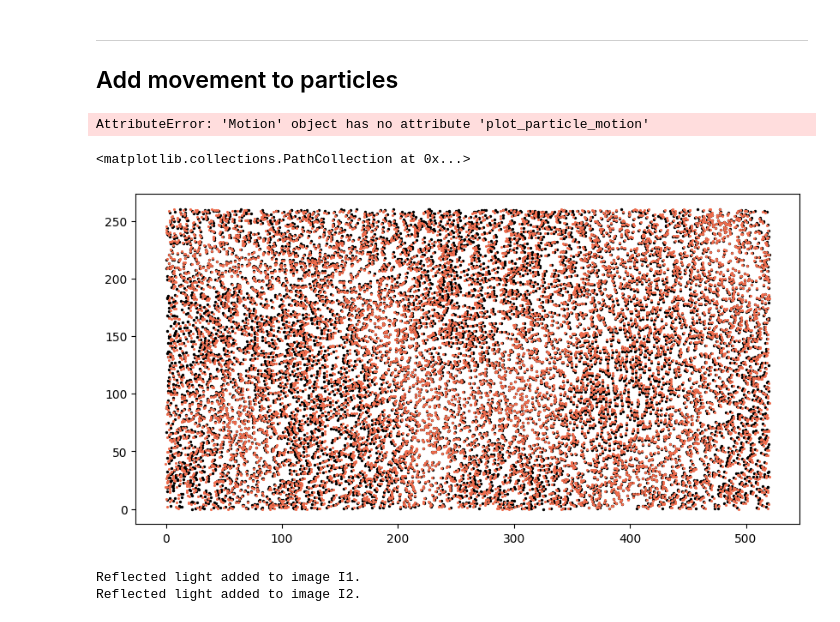
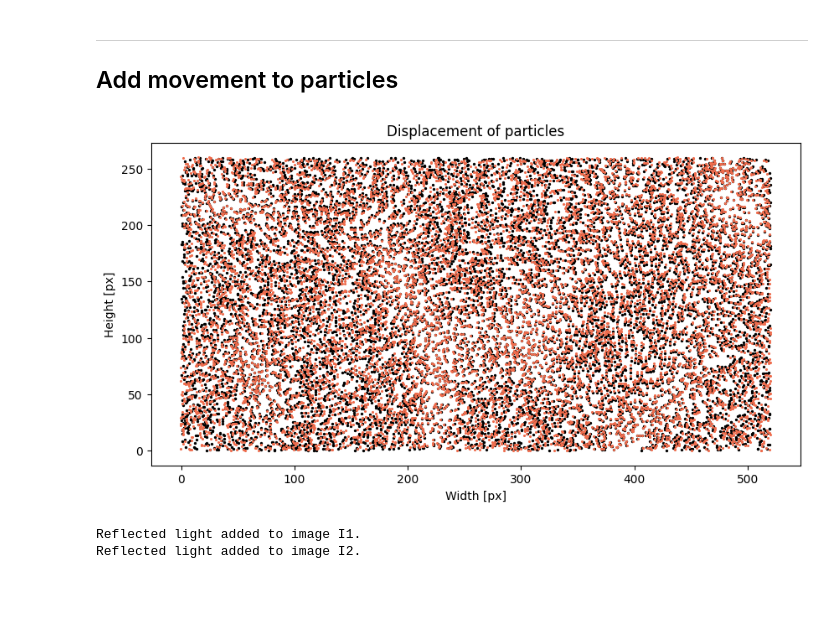
Before and after one commit to kamilazdybal/pykitPIV, a Jupyter notebook: jupyter-notebooks/pykitPIV-main-workflow.ipynb, the cells around one changed output. Saved outputs shown, nothing was run; the diff lists cells and outputs as text; code cells hidden in the pictures; blank space fills up the shorter version.

```diff
--- a/jupyter-notebooks/pykitPIV-main-workflow.ipynb
+++ b/jupyter-notebooks/pykitPIV-main-workflow.ipynb
@@ -171,6 +171,6 @@ image.plot_velocity_field_magnitude(0,
 # %%
 motion = Motion(particles,
                 flowfield,
-                time_separation=0.2)
+                time_separation=0.3)
 # %%
 motion.forward_euler(n_steps=10)
@@ -179,11 +177,9 @@ image.add_motion(motion)
 # %%
-motion.plot_particle_motion()
+motion.plot_particle_motion(0,
+                            xlabel='Width [px]',
+                            ylabel='Height [px]',
+                            title='Displacement of particles',
+                            figsize=figsize,
+                            filename='particle-displacement.png');
 # %% [output]
-AttributeError: 'Motion' object has no attribute 'plot_particle_motion'
+[figure, added]
-# %%
-fig = plt.figure(figsize=(10,5))
-plt.scatter(motion.particle_coordinates_I1[0][1], motion.particle_coordinates_I1[0][0], c='k', s=2, zorder=10)
-plt.scatter(motion.particle_coordinates_I2[0][1], motion.particle_coordinates_I2[0][0], c='#ee6c4d', s=1.5, zorder=20)
-# %% [output]
-<matplotlib.collections.PathCollection at 0x...>
-[figure, removed]
```
Also changed, not shown: parts of 5 cells of this notebook, 3 other files.
